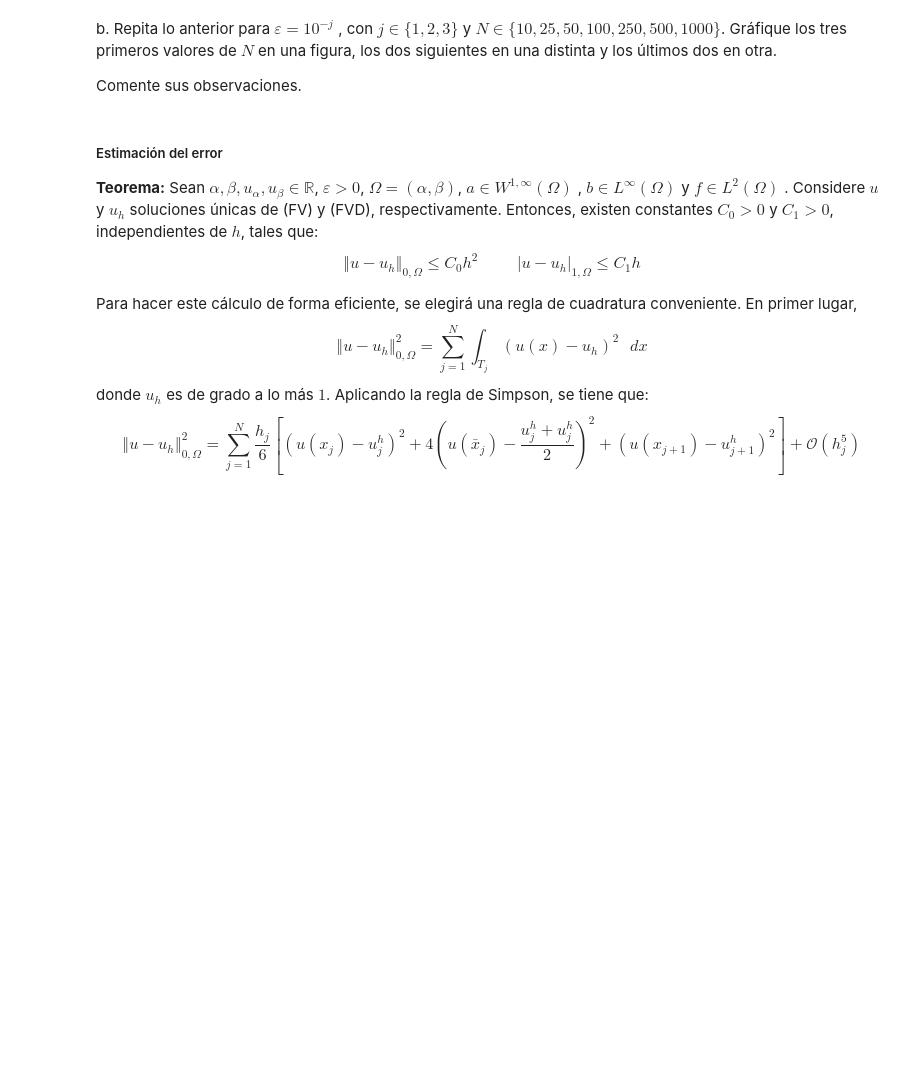
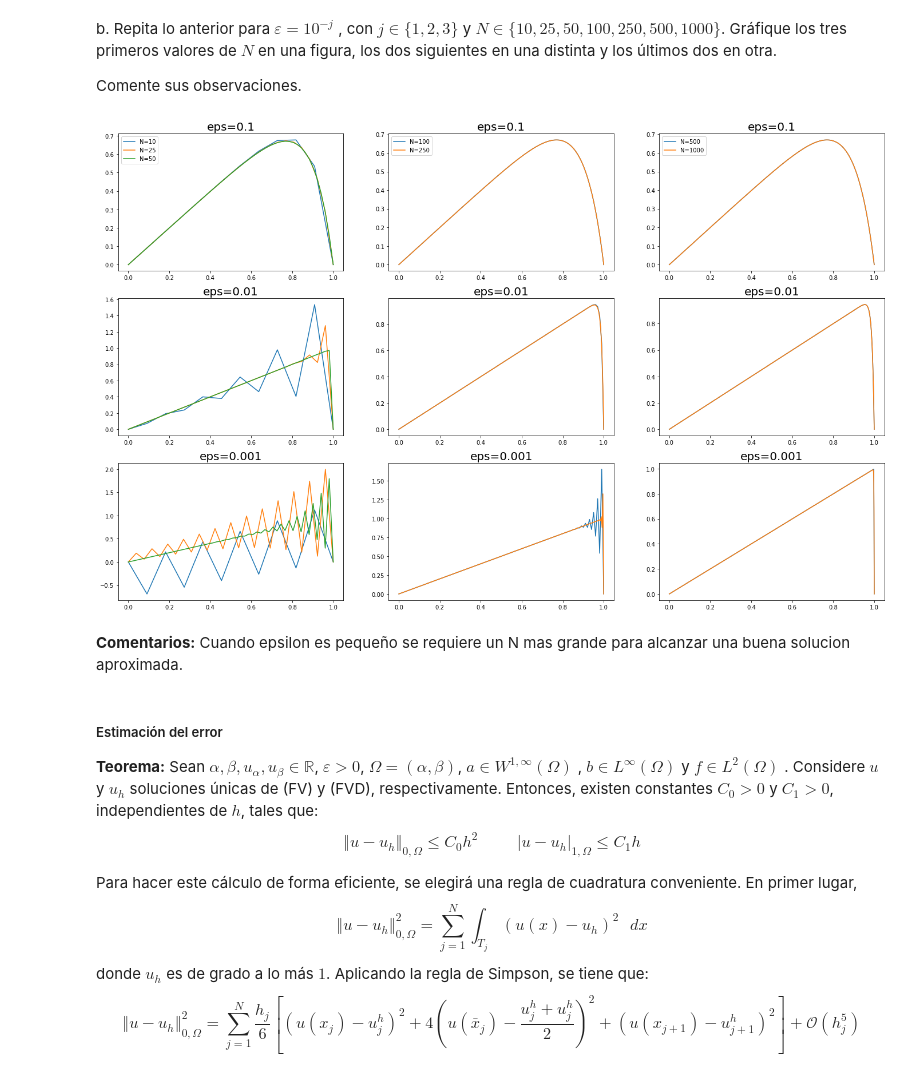
Before and after one commit to furrutiav/labs-edpn, a Jupyter notebook: lab3edpn/20220420092092970CE8B1AEB3AB__Enunciado_-_Lab3.ipynb, the cells around one changed output. Cells and saved outputs as stored; diff of their text form; code cells hidden in the pictures; blank space fills up the shorter version.

```diff
--- a/lab3edpn/20220420092092970CE8B1AEB3AB__Enunciado_-_Lab3.ipynb
+++ b/lab3edpn/20220420092092970CE8B1AEB3AB__Enunciado_-_Lab3.ipynb
@@ -122,3 +135,35 @@ plt.plot()
 b. Repita lo anterior para $\varepsilon = 10^{−j}$ , con $j \in \{1, 2, 3\}$ y $N \in \{10, 25, 50, 100, 250, 500, 1000\}$. Gráfique los tres primeros valores de $N$ en una figura, los dos siguientes en una distinta y los últimos dos en otra.
 
 Comente sus observaciones.
+# %%
+epss = {j: 10**(-j) for j in [1, 2, 3]}
+Ns = [10, 25, 50, 100, 250, 500, 1000]
+
+u = {}
+x = {}
+for j, eps in epss.items():
+    uj = {}
+    xj = {}
+    for N in Ns:
+        h = 1/(N+1)
+        xN = np.array([h*k for k in range(N+2)])
+        xj[N] = xN
+        uN = Resuelve(xN,ualpha,ubeta,eps,a,b,f)
+        uj[N] = uN
+    u[j] = uj
+    x[j] = xj
+# %%
+fig, ax = plt.subplots(3, 3, figsize=(8*3, 5*3))
+
+for j, eps in epss.items():
+    for k, A in enumerate([ [10, 25, 50] , [100, 250] , [500, 1000]]):
+        for N in A:
+            axk = ax[j-1, k]
+            axk.plot(x[j][N], u[j][N], label=f"N={N}")
+            axk.set_title(f"eps={eps}", size=20)
+        if j == 1:
+            axk.legend()
+# %% [output]
+[figure, added]
+# %% [markdown]
+**Comentarios:** Cuando epsilon es pequeño se requiere un N mas grande para alcanzar una buena solucion aproximada.
```
Also changed, not shown: parts of 10 cells of this notebook.
